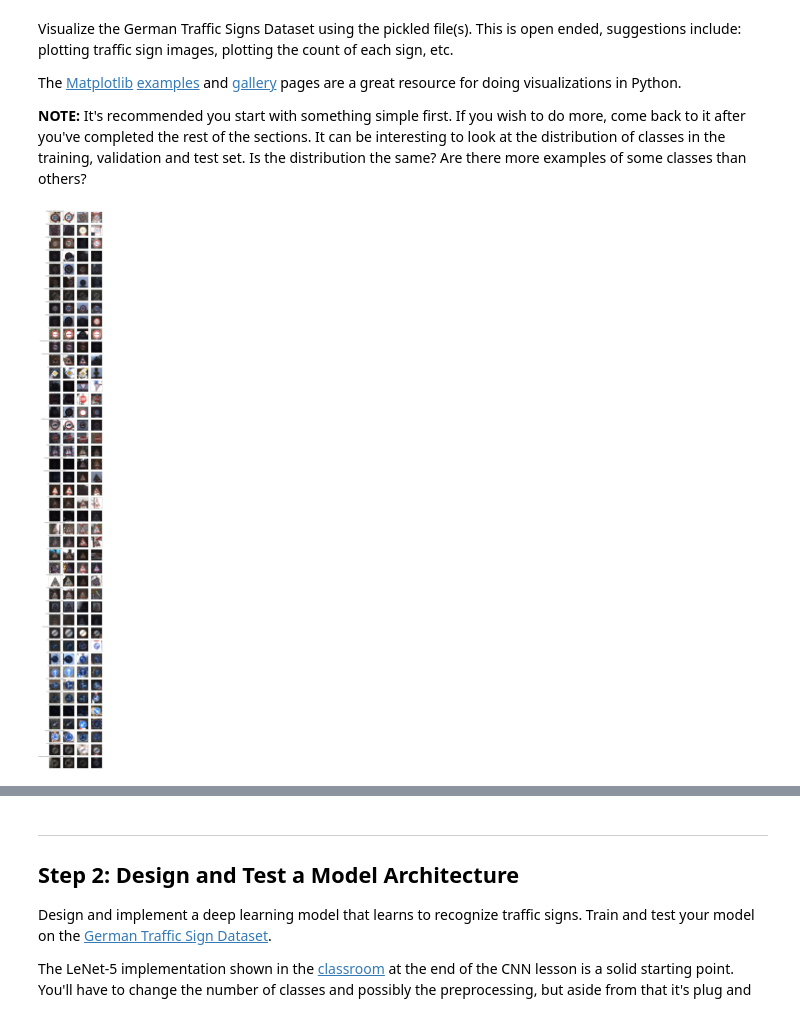
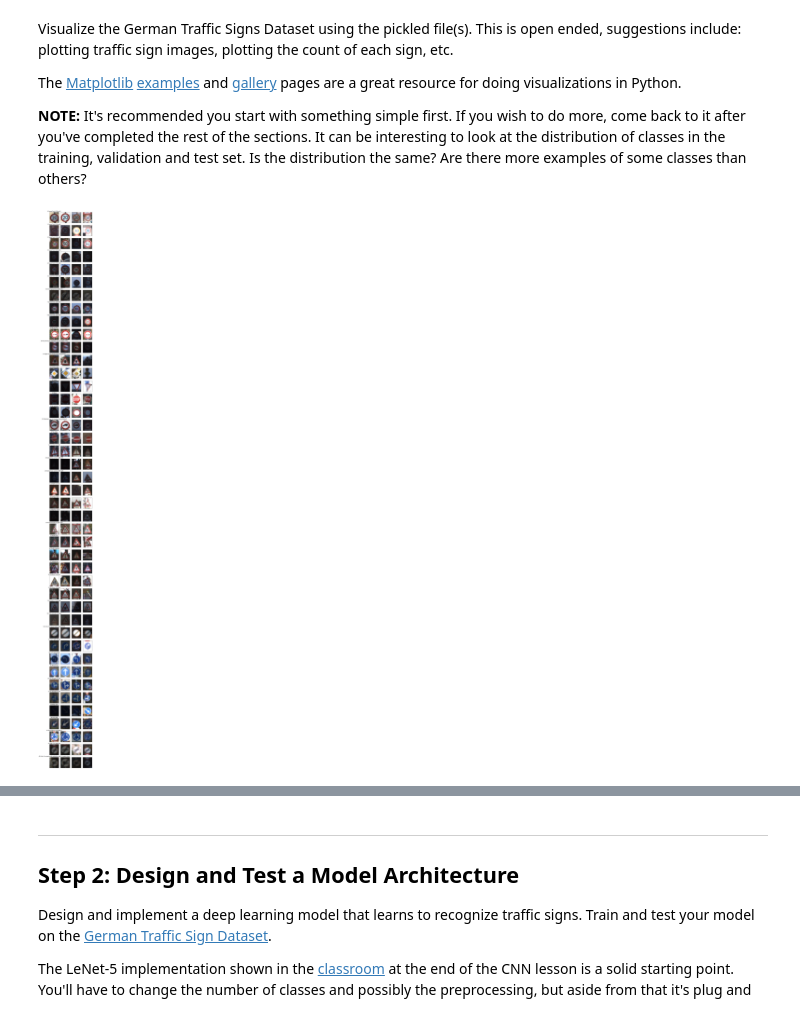
Before and after one commit to Kazutaka333/traffic_sign_classifier, a Jupyter notebook: Traffic_Sign_Classifier.ipynb, the cells around one changed output, grey strips where cells are left out. Cells and saved outputs as stored; diff of their text form; code cells hidden in the pictures.

```diff
--- a/Traffic_Sign_Classifier.ipynb
+++ b/Traffic_Sign_Classifier.ipynb
@@ -98,26 +106,36 @@ import csv
 # %%
 ### Data exploration visualization code goes here.
 ### Feel free to use as many code cells as needed.
 # Visualizations will be shown in the notebook.
 %matplotlib inline
-# n_classes = 3
 labels = []
+max_example = 0
+min_example = 999999
+plt_enabled = True
+
 with open('./signnames.csv', 'r') as csvfile:
     spamreader = csv.reader(csvfile, delimiter=',')
     for i,row in enumerate(spamreader):
         if i == 0:
             continue
         labels.append(row[1])
 
-fig, axes = plt.subplots(nrows=n_classes, ncols=4, figsize=(12, 3*n_classes), sharey=True)
+if plt_enabled:
+    fig, axes = plt.subplots(nrows=n_classes, ncols=4, figsize=(8, 2.5*n_classes), sharey=True)
+
 for i in range(n_classes):
-    class_i = X_train_raw[y_train == i]
+    class_i = X_train_raw[y_train_raw == i]
+    if max_example < len(class_i):
+        max_example = len(class_i)
+    if min_example > len(class_i):
+        min_example = len(class_i)
 
-    axes[i,0].set_title(str(i) + " " + labels[i] + ", " + str(len(class_i)) + " samples")
-    for j in range(4):
-        axis = axes[i,j]
-        axis.imshow(class_i[j*20])
-        axis.get_xaxis().set_ticks([])
-        axis.get_yaxis().set_ticks([])
+    if plt_enabled:
+        axes[i,0].set_title(str(i) + " " + labels[i])
+        for j in range(4):
+            axis = axes[i,j]
+            axis.imshow(class_i[j*20])
+            axis.get_xaxis().set_ticks([])
+            axis.get_yaxis().set_ticks([])
 # %% [output]
-[figure, old version]
+[figure, new version]
```
Also changed, not shown: parts of 24 cells of this notebook, 14 other files.
